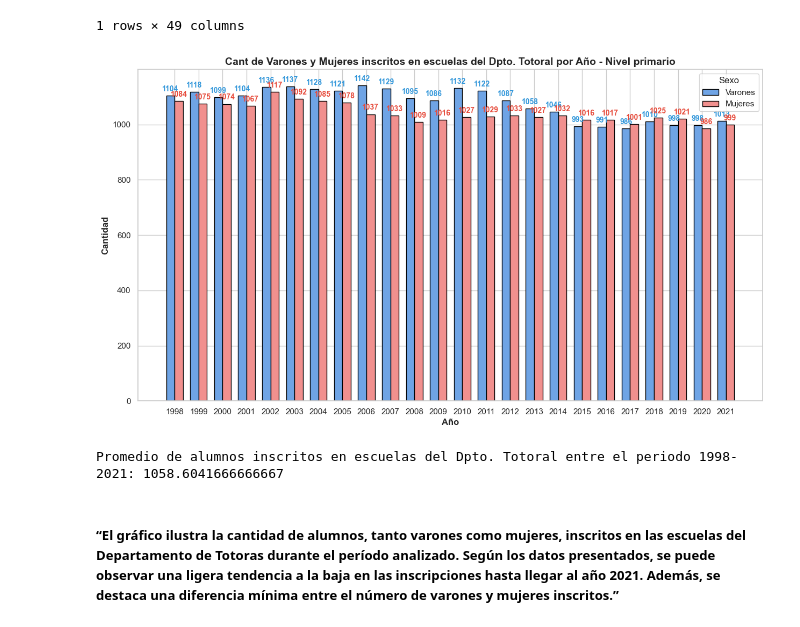
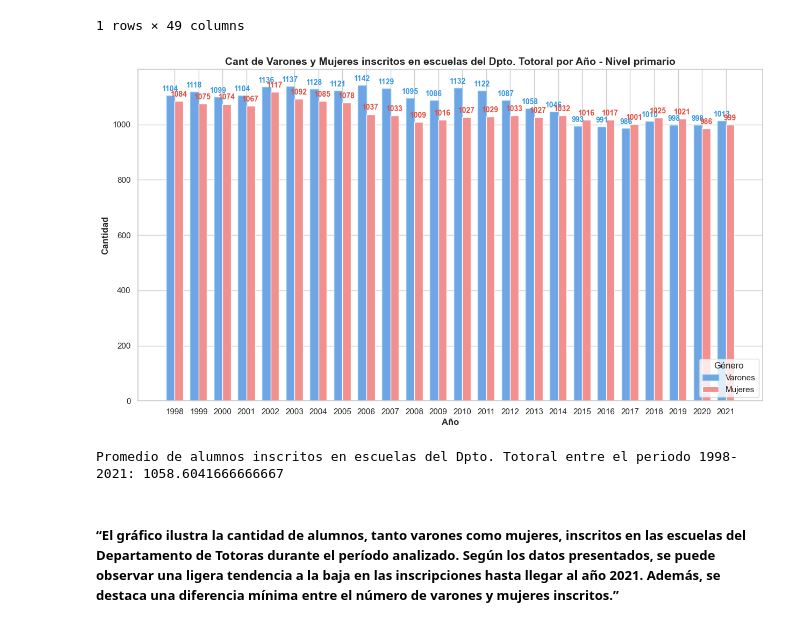
Before and after one commit to RenzoReyna88/Python-for-dataanalysis, a Jupyter notebook: investigacion-sistema-educativo-Cba/data.ipynb, the cells around one changed output. Drawn from its saved outputs; the diff is of its cells as text; code cells hidden in the pictures.

```diff
--- a/investigacion-sistema-educativo-Cba/data.ipynb
+++ b/investigacion-sistema-educativo-Cba/data.ipynb
@@ -248,37 +276,37 @@ ind = np.arange(len(years))
 # Configurar el tamaño de la figura
 plt.figure(figsize=(15, 8))
 
 # Crear gráfico de barras agrupado con colores mejorados
 bar_width = 0.35
-plt.bar(ind, data[::2], width=bar_width, label='Varones', color='#6fa4e5', edgecolor='black')
-plt.bar(ind + bar_width, data[1::2], width=bar_width, label='Mujeres', color='#f1908e', edgecolor='black')
+plt.bar(ind, data[::2], width=bar_width, label='Varones', color='#6fa4e5', edgecolor='skyblue')
+plt.bar(ind + bar_width, data[1::2], width=bar_width, label='Mujeres', color='#f1908e', edgecolor='white')
 
 # Configurar etiquetas y título
 plt.xlabel('Año', fontweight='bold', fontsize=12)
 plt.ylabel('Cantidad', fontweight='bold', fontsize=12)
 plt.title('Cant de Varones y Mujeres inscritos en escuelas del Dpto. Totoral por Año - Nivel primario', fontweight='bold', fontsize=14)
 
 # Agregar cantidades correspondientes a cada barra con etiquetas
 for i, valor in enumerate(data[::2]):
     plt.text(ind[i], valor + 10, str(valor), ha='center', va='bottom', fontsize=10, fontweight='bold', color='#3498db')
 
 for i, valor in enumerate(data[1::2]):
     plt.text(ind[i] + bar_width, valor + 10, str(valor), ha='center', va='bottom', fontsize=10, fontweight='bold', color='#e74c3c')
 
 # Configurar posición de los ticks en el eje x
 plt.xticks(ind + bar_width / 2, years)
 
 # Mostrar la leyenda
-plt.legend(title='Sexo', title_fontsize='12', loc='upper right')
+plt.legend(title='Género', title_fontsize='12', loc='lower right')
 
 # Mostrar el gráfico
 plt.show()
 
 promedio_inscritos_por_año= np.mean(cant_inscritos_segun_genero)
 
 print(f'Promedio de alumnos inscritos en escuelas del Dpto. Totoral entre el periodo 1998- 2021: {promedio_inscritos_por_año}')
 # %% [output]
-[figure, old version]
+[figure, new version]
 Promedio de alumnos inscritos en escuelas del Dpto. Totoral entre el periodo 1998- 2021: 1058.6041666666667
 # %% [markdown]
 ##### “El gráfico ilustra la cantidad de alumnos, tanto varones como mujeres, inscritos en las escuelas del Departamento de Totoras durante el período analizado. Según los datos presentados, se puede observar una ligera tendencia a la baja en las inscripciones hasta llegar al año 2021. Además, se destaca una diferencia mínima entre el número de varones y mujeres inscritos.”
```
Also changed, not shown: parts of 16 cells of this notebook, 9 other files.
